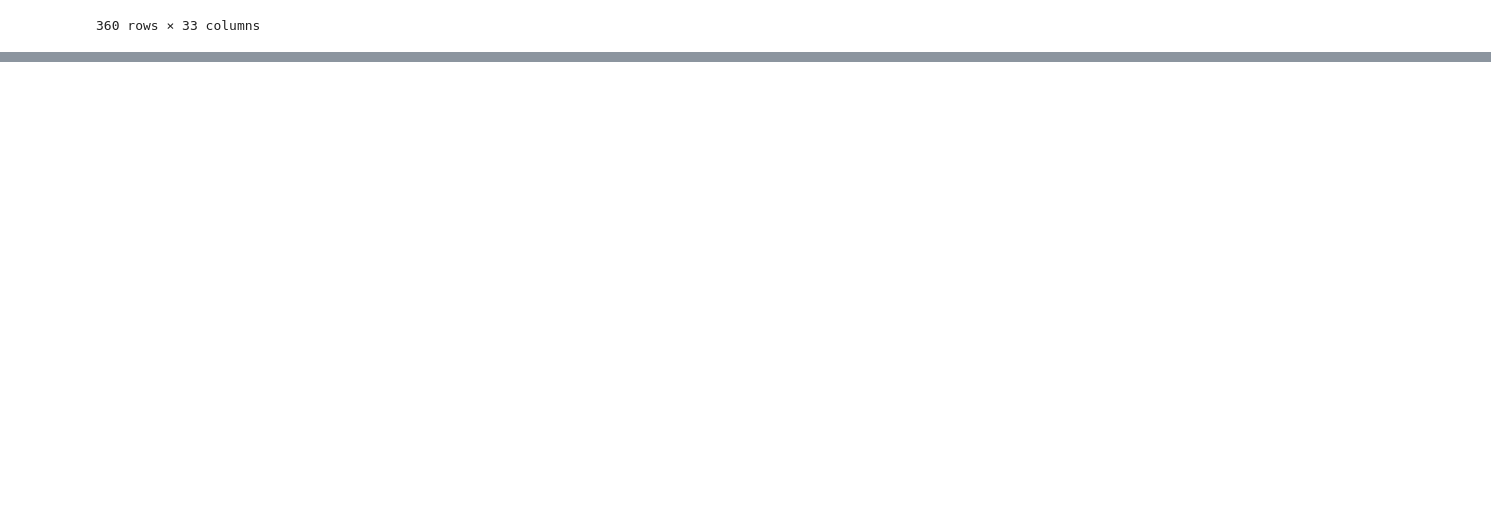
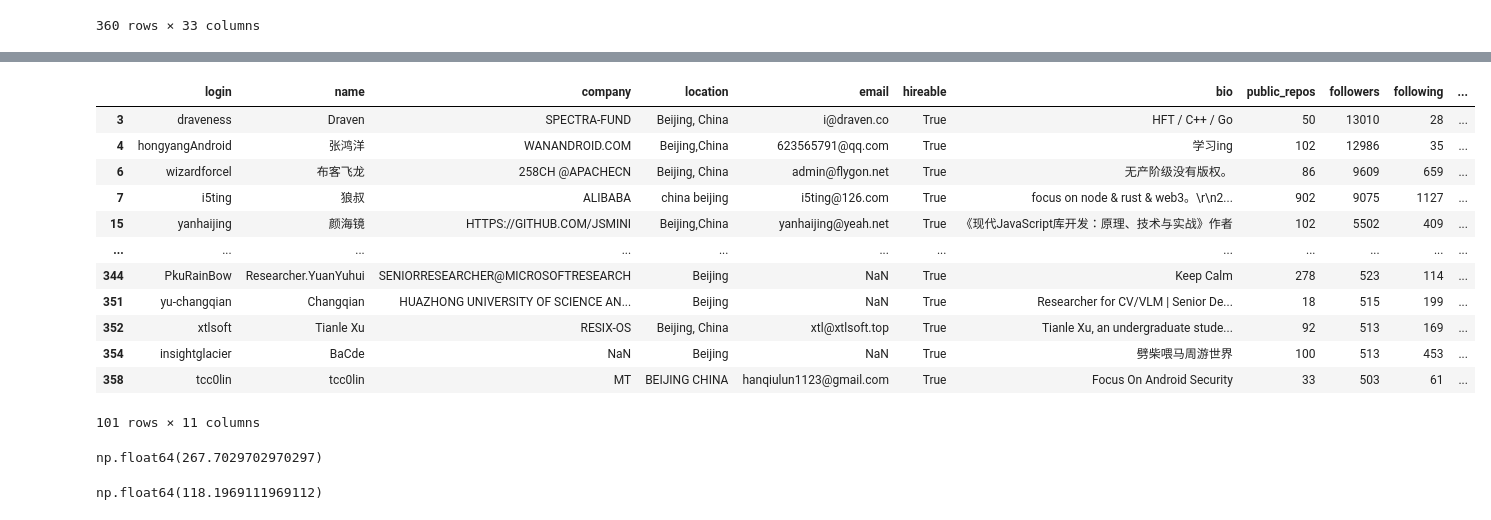
Before and after one commit to Prajwalit-Tiwari/TDS_Project1, a Jupyter notebook: main.ipynb, the cells around one changed output, grey strips where cells are left out. Saved outputs shown, nothing was run; the diff lists cells and outputs as text; code cells hidden in the pictures; blank space fills up the shorter version.

```diff
--- a/main.ipynb
+++ b/main.ipynb
@@ -543,0 +796,3 @@ def clean_company_name(company):
+# %%
+df = pd.read_csv('users.csv')
+df
@@ -543,0 +919,15 @@ def clean_company_name(company):
+# %%
+
+
+# Separate DataFrames
+hireable_users = df[df['hireable'] == True]
+non_hireable_users = df[df['hireable'] != True]
+
+# Calculate averages
+avg_following_hireable = hireable_users['following'].mean()
+avg_following_non_hireable = non_hireable_users['following'].mean()
+
+# Calculate the difference
+difference = avg_following_hireable - avg_following_non_hireable
+
+print(f"The average following difference is {difference:.4f}")
@@ -543,0 +952,24 @@ def clean_company_name(company):
+# %%
+hireable_users
+# %% [output]
+|  | login | name | company | location | email | hireable | bio | public_repos | followers | following | ... |
+| 3 | draveness | Draven | SPECTRA-FUND | Beijing, China | i@draven.co | True | HFT / C++ / Go | 50 | 13010 | 28 | ... |
+| 4 | hongyangAndroid | 张鸿洋 | WANANDROID.COM | Beijing,China | 623565791@qq.com | True | 学习ing | 102 | 12986 | 35 | ... |
+| 6 | wizardforcel | 布客飞龙 | 258CH @APACHECN | Beijing, China | admin@flygon.net | True | 无产阶级没有版权。 | 86 | 9609 | 659 | ... |
+| 7 | i5ting | 狼叔 | ALIBABA | china beijing | i5ting@126.com | True | focus on node & rust & web3。\r\n2... | 902 | 9075 | 1127 | ... |
+| 15 | yanhaijing | 颜海镜 | HTTPS://GITHUB.COM/JSMINI | Beijing,China | yanhaijing@yeah.net | True | 《现代JavaScript库开发：原理、技术与实战》作者 | 102 | 5502 | 409 | ... |
+| ... | ... | ... | ... | ... | ... | ... | ... | ... | ... | ... | ... |
+| 344 | PkuRainBow | Researcher.YuanYuhui | SENIORRESEARCHER@MICROSOFTRESEARCH | Beijing | NaN | True | Keep Calm | 278 | 523 | 114 | ... |
+| 351 | yu-changqian | Changqian | HUAZHONG UNIVERSITY OF SCIENCE AN... | Beijing | NaN | True | Researcher for CV/VLM | Senior De... | 18 | 515 | 199 | ... |
+| 352 | xtlsoft | Tianle Xu | RESIX-OS | Beijing, China | xtl@xtlsoft.top | True | Tianle Xu, an undergraduate stude... | 92 | 513 | 169 | ... |
+| 354 | insightglacier | BaCde | NaN | Beijing | NaN | True | 劈柴喂马周游世界 | 100 | 513 | 453 | ... |
+| 358 | tcc0lin | tcc0lin | MT | BEIJING CHINA | hanqiulun1123@gmail.com | True | Focus On Android Security | 33 | 503 | 61 | ... |
+101 rows × 11 columns
+# %%
+avg_following_hireable
+# %% [output]
+np.float64(267.7029702970297)
+# %%
+avg_following_non_hireable
+# %% [output]
+np.float64(118.1969111969112)
```
Also changed, not shown: parts of 45 cells of this notebook, 2 other files.
